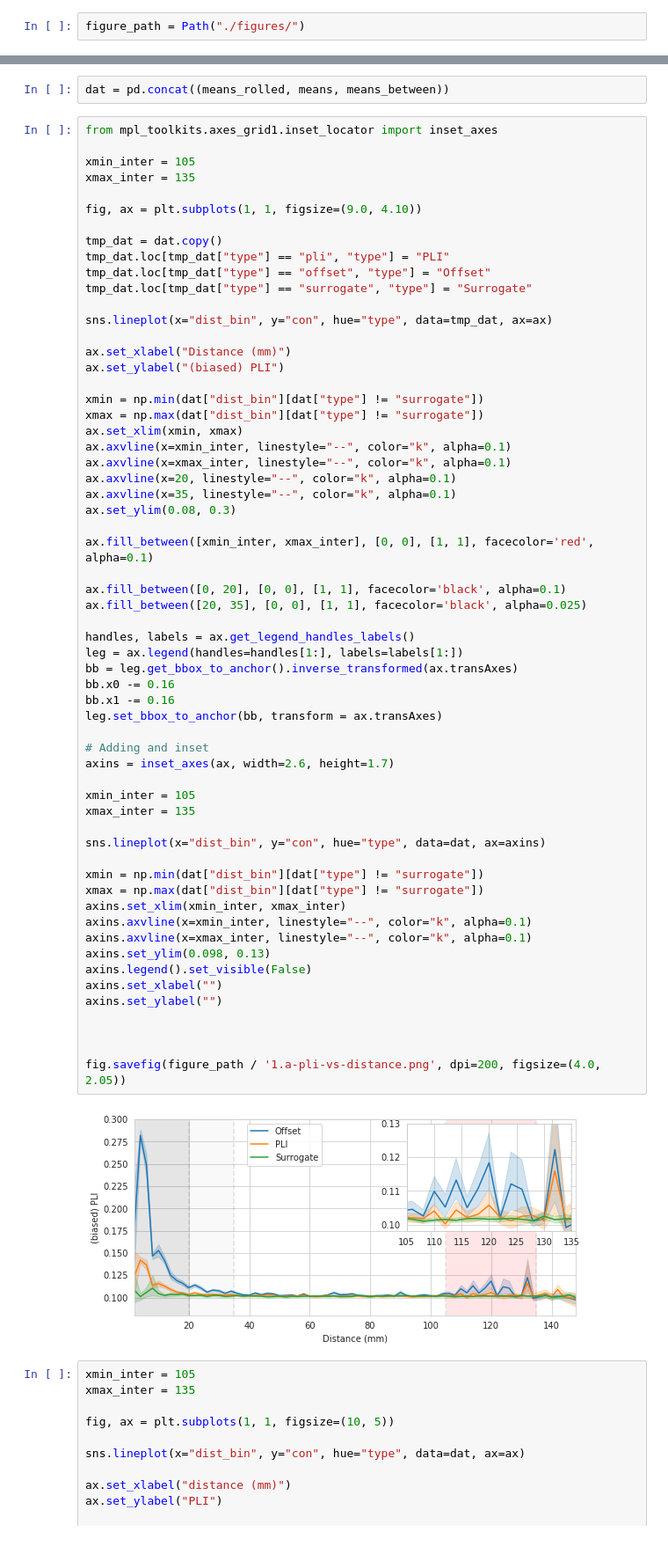
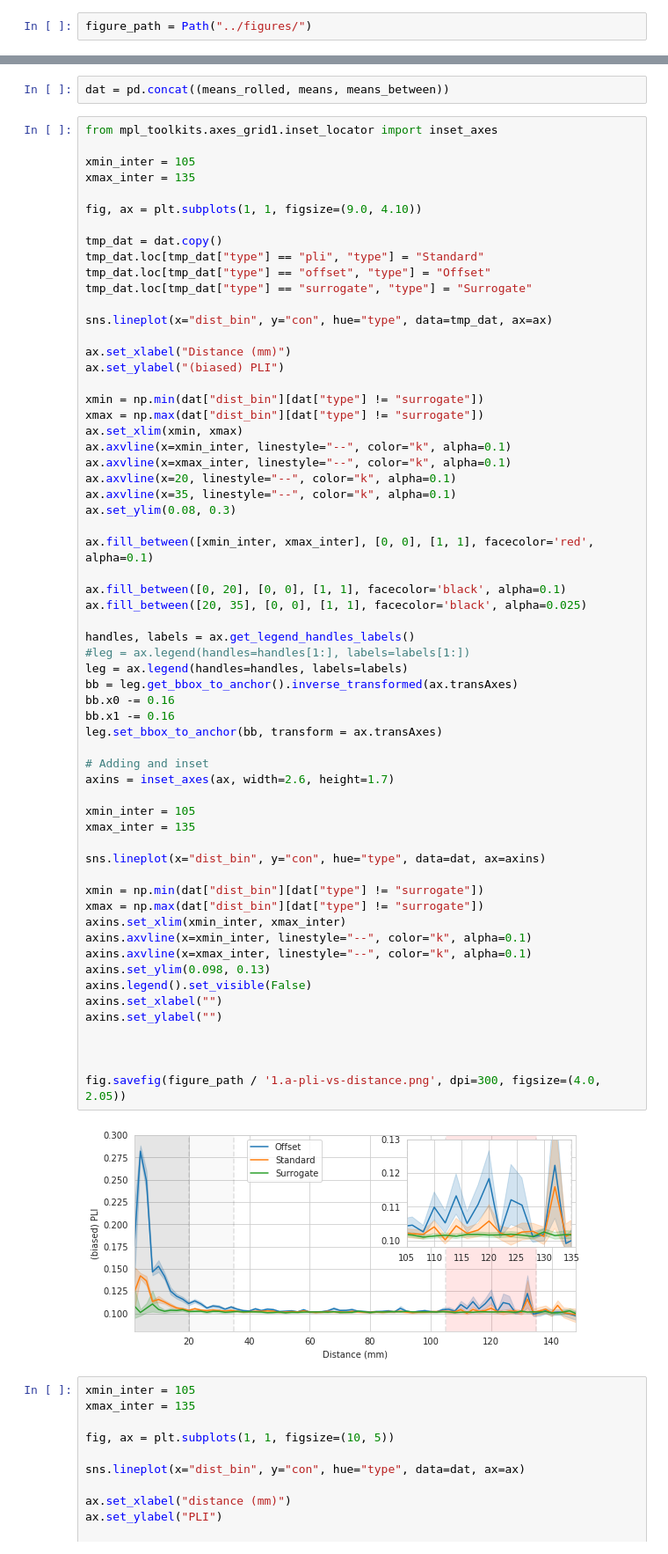
Before and after one commit to christian-oreilly/intracranial_paper, a Jupyter notebook: PLI-evaluation-finale.ipynb, the cells around one changed output, grey strips where cells are left out. Shown at 88% size. Saved outputs shown, nothing was run; the diff lists cells and outputs as text.

```diff
--- a/PLI-evaluation-finale.ipynb
+++ b/PLI-evaluation-finale.ipynb
@@ -21,7 +23,7 @@ from multiprocessing import Pool
 states = ["Wakefulness", "N2", "N3", "REM"]
 sfreq = 200.0
 # %%
-figure_path = Path("./figures/")
+figure_path = Path("../figures/")
 # %%
 channel_info = pd.read_csv("/media/christian/ElementsSE/intracranial/information/ChannelInformation.csv",
                           quotechar="'")
@@ -450,7 +468,7 @@ xmax_inter = 135
 fig, ax = plt.subplots(1, 1, figsize=(9.0, 4.10))
 
 tmp_dat = dat.copy()
-tmp_dat.loc[tmp_dat["type"] == "pli", "type"] = "PLI"
+tmp_dat.loc[tmp_dat["type"] == "pli", "type"] = "Standard"
 tmp_dat.loc[tmp_dat["type"] == "offset", "type"] = "Offset"
 tmp_dat.loc[tmp_dat["type"] == "surrogate", "type"] = "Surrogate"
 
@@ -473,36 +491,37 @@ ax.fill_between([xmin_inter, xmax_inter], [0, 0], [1, 1], facecolor='red', alpha
 ax.fill_between([0, 20], [0, 0], [1, 1], facecolor='black', alpha=0.1)
 ax.fill_between([20, 35], [0, 0], [1, 1], facecolor='black', alpha=0.025)
 
 handles, labels = ax.get_legend_handles_labels()
-leg = ax.legend(handles=handles[1:], labels=labels[1:])
+#leg = ax.legend(handles=handles[1:], labels=labels[1:])
+leg = ax.legend(handles=handles, labels=labels)
 bb = leg.get_bbox_to_anchor().inverse_transformed(ax.transAxes)
 bb.x0 -= 0.16
 bb.x1 -= 0.16
 leg.set_bbox_to_anchor(bb, transform = ax.transAxes)
 
 # Adding and inset
 axins = inset_axes(ax, width=2.6, height=1.7)
 
 xmin_inter = 105
 xmax_inter = 135
 
 sns.lineplot(x="dist_bin", y="con", hue="type", data=dat, ax=axins)
 
 xmin = np.min(dat["dist_bin"][dat["type"] != "surrogate"])
 xmax = np.max(dat["dist_bin"][dat["type"] != "surrogate"])
 axins.set_xlim(xmin_inter, xmax_inter)
 axins.axvline(x=xmin_inter, linestyle="--", color="k", alpha=0.1)
 axins.axvline(x=xmax_inter, linestyle="--", color="k", alpha=0.1)
 axins.set_ylim(0.098, 0.13)
 axins.legend().set_visible(False)
 axins.set_xlabel("")
 axins.set_ylabel("")
 
 
 
-fig.savefig(figure_path / '1.a-pli-vs-distance.png', dpi=200, figsize=(4.0, 2.05))
+fig.savefig(figure_path / '1.a-pli-vs-distance.png', dpi=300, figsize=(4.0, 2.05))
 # %% [output]
-[figure, old version]
+[figure, new version]
 # %%
 xmin_inter = 105
 xmax_inter = 135
```
Also changed, not shown: parts of 32 cells of this notebook.
